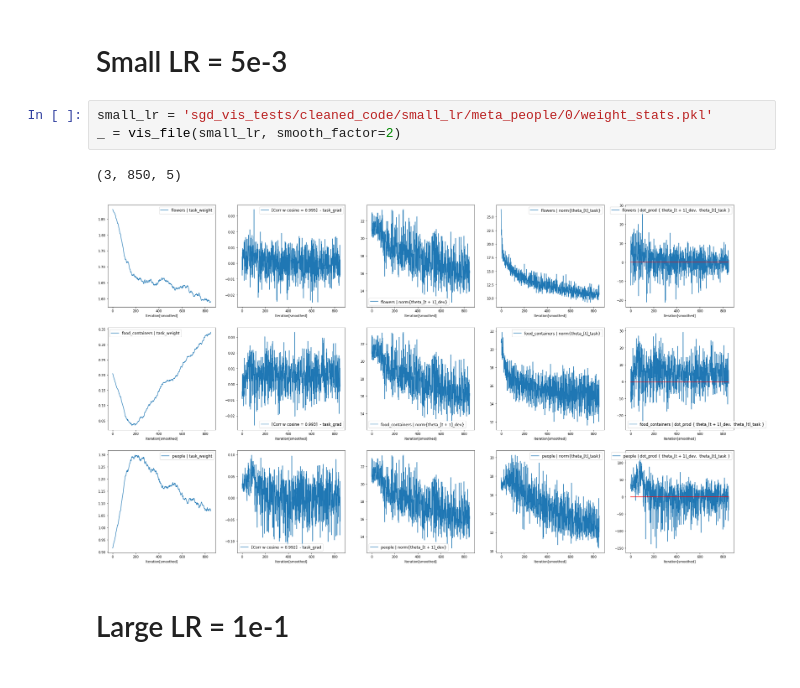
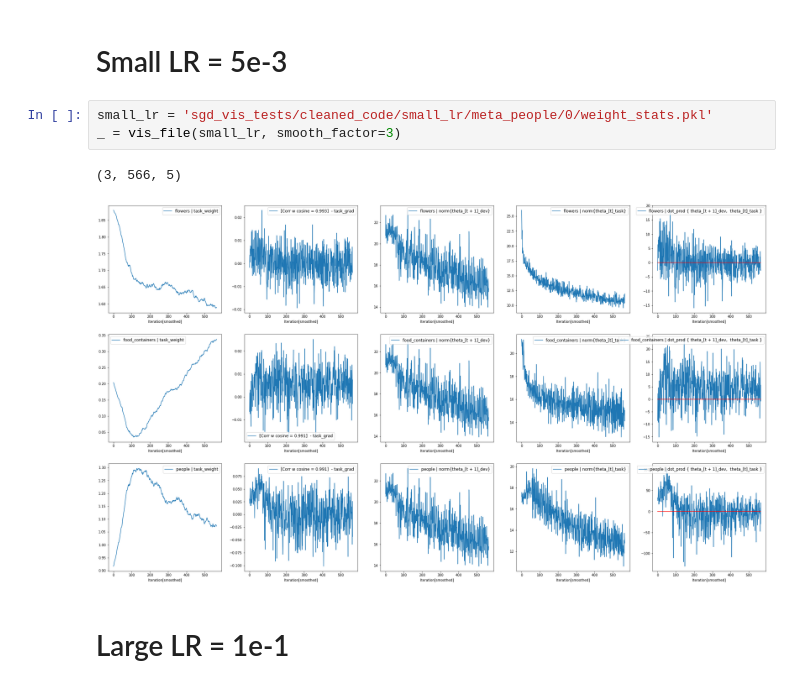
Before and after one commit to ldery/metalearning-for-multitask-pretraining, a Jupyter notebook: gradient_dotprod_viz.ipynb, the cells around one changed output. Cells and saved outputs as stored; diff of their text form.

```diff
--- a/gradient_dotprod_viz.ipynb
+++ b/gradient_dotprod_viz.ipynb
@@ -58,10 +58,10 @@ print(files)
 # Small LR = 5e-3 #
 # %%
 small_lr = 'sgd_vis_tests/cleaned_code/small_lr/meta_people/0/weight_stats.pkl'
-_ = vis_file(small_lr, smooth_factor=2)
+_ = vis_file(small_lr, smooth_factor=3)
 # %% [output]
-(3, 850, 5)
+(3, 566, 5)
-[figure, old version]
+[figure, new version]
 # %% [markdown]
 # Large LR  = 1e-1 #
 # %%
```
Also changed, not shown: 2 other files.
